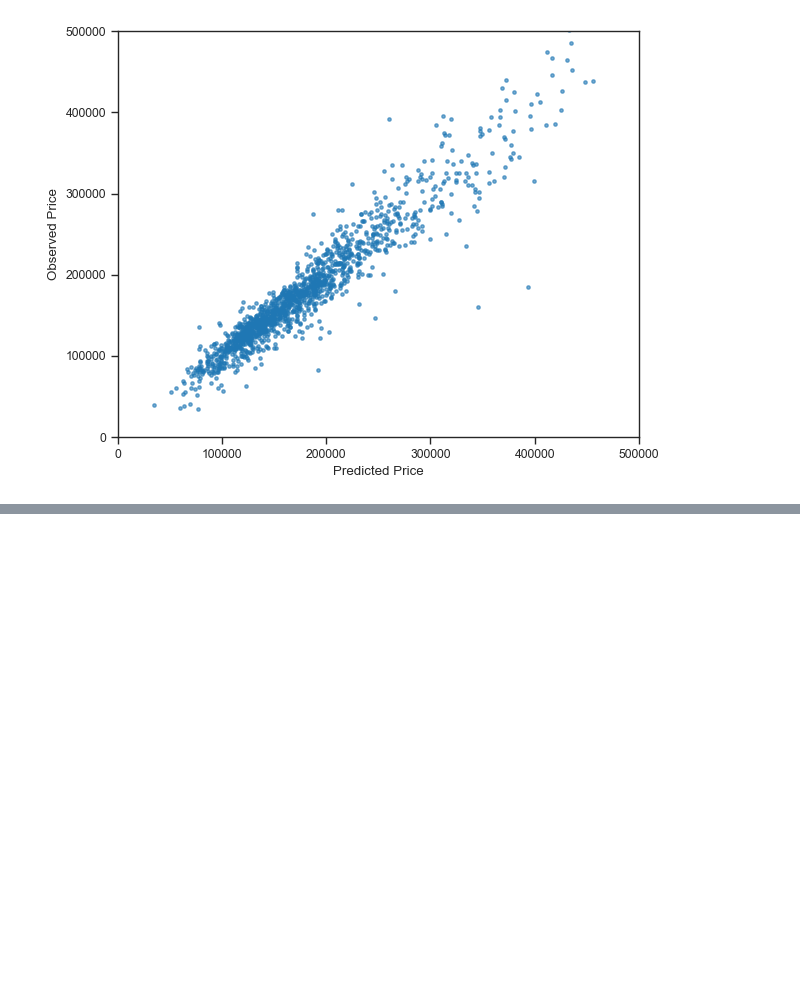
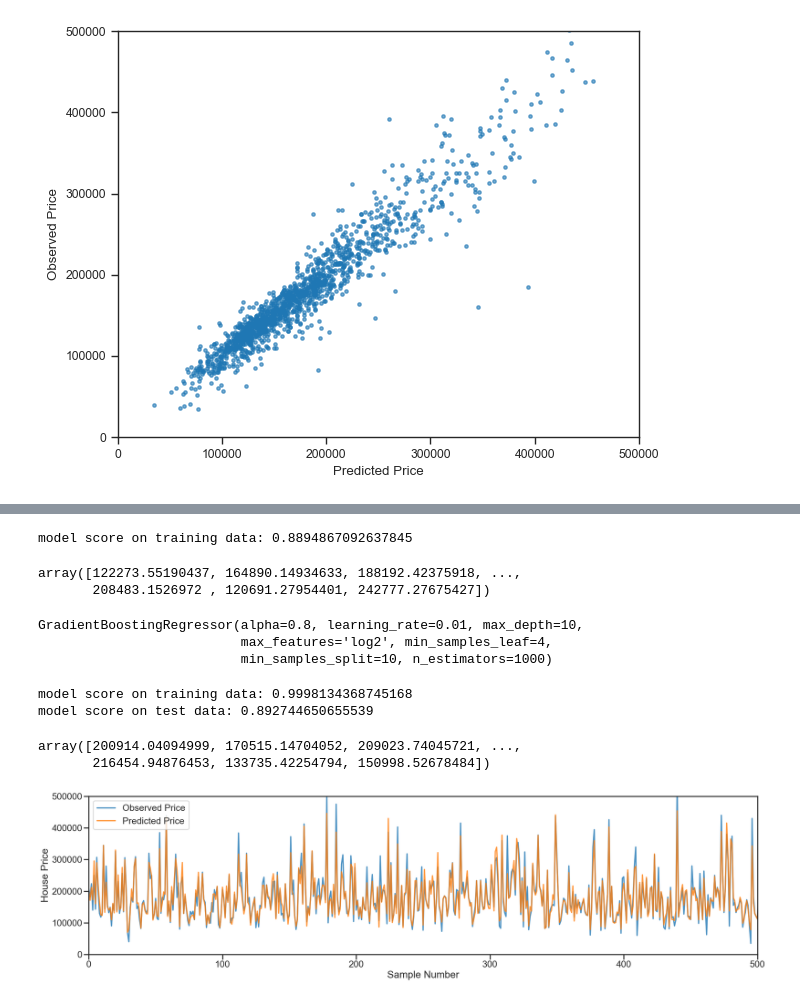
Before and after one commit to yummypugs/Data-Analytics-in-Business, a Jupyter notebook: 3.3.1 Stringless_Gradient_Regressor.ipynb, the cells around one changed output, grey strips where cells are left out. Saved outputs shown, nothing was run; the diff lists cells and outputs as text; code cells hidden in the pictures; blank space fills up the shorter version.

Commit message:
adding cross validation best params

```diff
--- a/3.3.1 Stringless_Gradient_Regressor.ipynb
+++ b/3.3.1 Stringless_Gradient_Regressor.ipynb
@@ -129,0 +190,9 @@ cmn.plot_single_scatter(predicted=y_reverse_predicted, observed=y_train.to_numpy
+# %%
+# Use the random grid to search for best hyperparameters
+# First create the base model to tune
+gbr = GradientBoostingRegressor()
+# Random search of parameters, using 3 fold cross validation,
+# search across 100 different combinations, and use all available cores
+gbr_random = RandomizedSearchCV(estimator = gbr, param_distributions = random_grid, n_iter = 100, cv = 3, verbose=2, random_state=42, n_jobs = -1)
+# Fit the random search model
+gbr_random.fit(X_train, np.ravel(y_train))
@@ -129,0 +265,29 @@ cmn.plot_single_scatter(predicted=y_reverse_predicted, observed=y_train.to_numpy
+# %%
+gbr = gbr_random.best_estimator_
+gbr.fit(X_test, y_predicted)
+print("model score on training data:", gbr.score(X_train, y_train))
+y_predicted = gbr.predict(X_test) # This becomes our predicted prices for the missing dataset using forest prediction
+y_predicted
+# %% [output]
+model score on training data: 0.8894867092637845
+array([122273.55190437, 164890.14934633, 188192.42375918, ...,
+       208483.1526972 , 120691.27954401, 242777.27675427])
+# %%
+gbr = gbr_random.best_estimator_
+gbr.fit(X_test, y_predicted)
+# %% [output]
+GradientBoostingRegressor(alpha=0.8, learning_rate=0.01, max_depth=10,
+                          max_features='log2', min_samples_leaf=4,
+                          min_samples_split=10, n_estimators=1000)
+# %%
+print("model score on training data:", gbr.score(X_test, y_predicted))
+print("model score on test data:", gbr.score(X_train, y_train))
+# %% [output]
+model score on training data: 0.9998134368745168
+model score on test data: 0.892744650655539
+# %%
+y_train_predicted = gbr.predict(X_train)
+y_train_predicted
+# %% [output]
+array([200914.04094999, 170515.14704052, 209023.74045721, ...,
+       216454.94876453, 133735.42254794, 150998.52678484])
@@ -129,0 +296,6 @@ cmn.plot_single_scatter(predicted=y_reverse_predicted, observed=y_train.to_numpy
+# %%
+sns.set_context("poster")
+sns.set_style("ticks")
+cmn.plot_observed_vs_predicted(observed=y_train, predicted=y_train_predicted, x_lim=500, size_of_fig=(25, 7))
+# %% [output]
+[figure, added]
```
Also changed, not shown: parts of 7 cells of this notebook, 3 other files.
